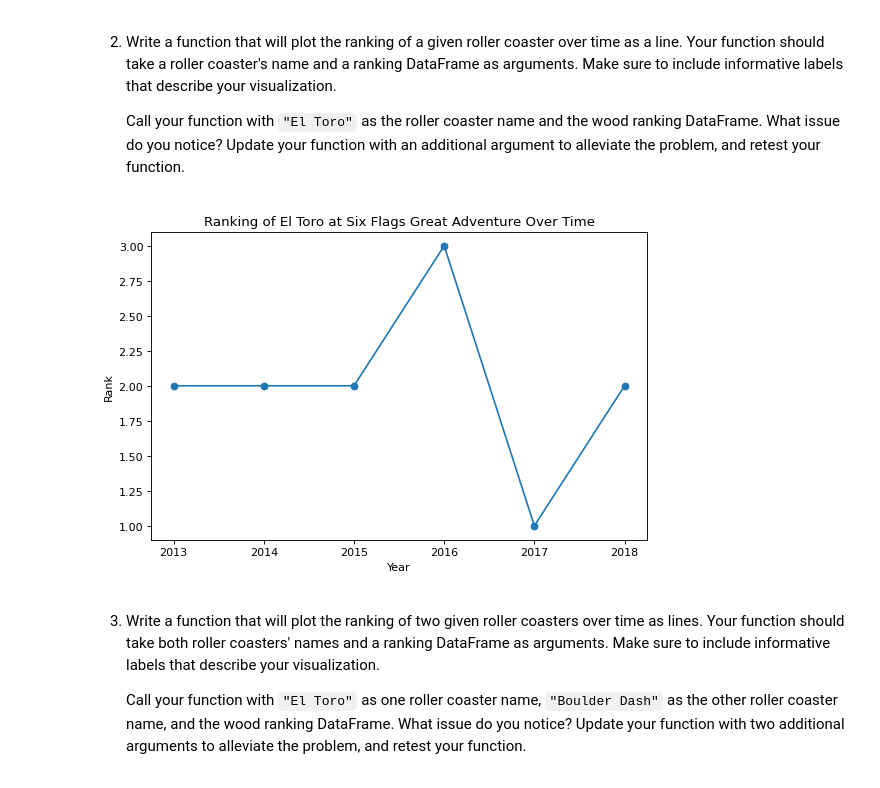
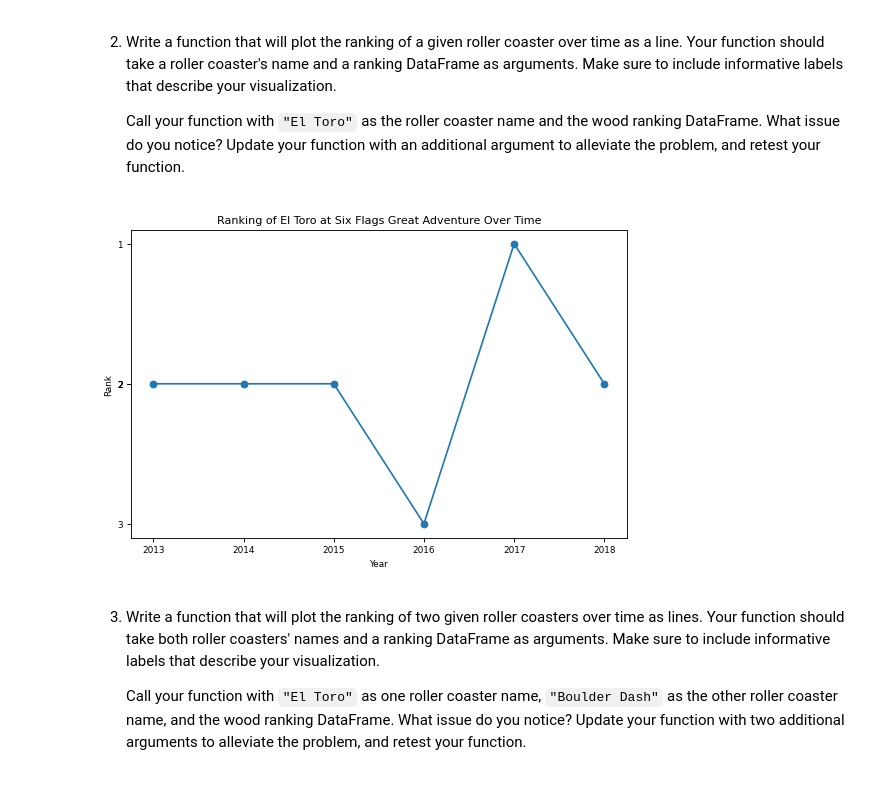
Before and after one commit to 7086600/roller_coaster_project, a Jupyter notebook: roller_coaster.ipynb, the cells around one changed output. Cells and saved outputs as stored; diff of their text form; code cells hidden in the pictures.

Commit message:
refactoring function plot_rc_rankings: with applying ax style

```diff
--- a/roller_coaster.ipynb
+++ b/roller_coaster.ipynb
@@ -104,28 +104,32 @@ The number of ratings per year for steel roller coasters:
 # %%
 # 2
 # Create a function to plot rankings over time for 1 roller coaster
 def plot_rc_rankings(data, rc_name, park_name):
     if rc_name in data['Name'].values:
         rc_data = data[(data['Name'] == rc_name)]
         if park_name in rc_data['Park'].values:
             rc_data = rc_data[rc_data['Park'] == park_name]
-            plt.figure()
-            plt.plot(rc_data['Year of Rank'], rc_data['Rank'], marker='o')
-            plt.title(f'Ranking of {rc_name} at {park_name} Over Time')
-            plt.xlabel('Year')
-            plt.ylabel('Rank')
+            fig, ax = plt.subplots()
+            ax.plot(rc_data['Year of Rank'], rc_data['Rank'], marker='o')
+            ax.set_title(f'Ranking of {rc_name} at {park_name} Over Time')
+            ax.set_xlabel('Year')
+            ax.set_xticks(rc_data['Year of Rank'].values)
+            ax.set_ylabel('Rank')
+            ax.set_yticks(rc_data['Rank'].values)
+            ax.invert_yaxis() # invert y-axis so that 1 is at the top
             plt.show()
+            plt.close()
         else:
             print(f"{rc_name} is not located in {park_name}.")
             return
     else:
         print(f"{rc_name} not found in the dataset.")
         return
 
 # Create a plot of El Toro ranking over time
 plot_rc_rankings(wood_rc, 'El Toro', 'Six Flags Great Adventure')
 # %% [output]
-[figure, old version]
+[figure, new version]
 # %% [markdown]
 3. Write a function that will plot the ranking of two given roller coasters over time as lines. Your function should take both roller coasters' names and a ranking DataFrame as arguments. Make sure to include informative labels that describe your visualization.
 
```
Also changed, not shown: parts of 1 cell of this notebook.
